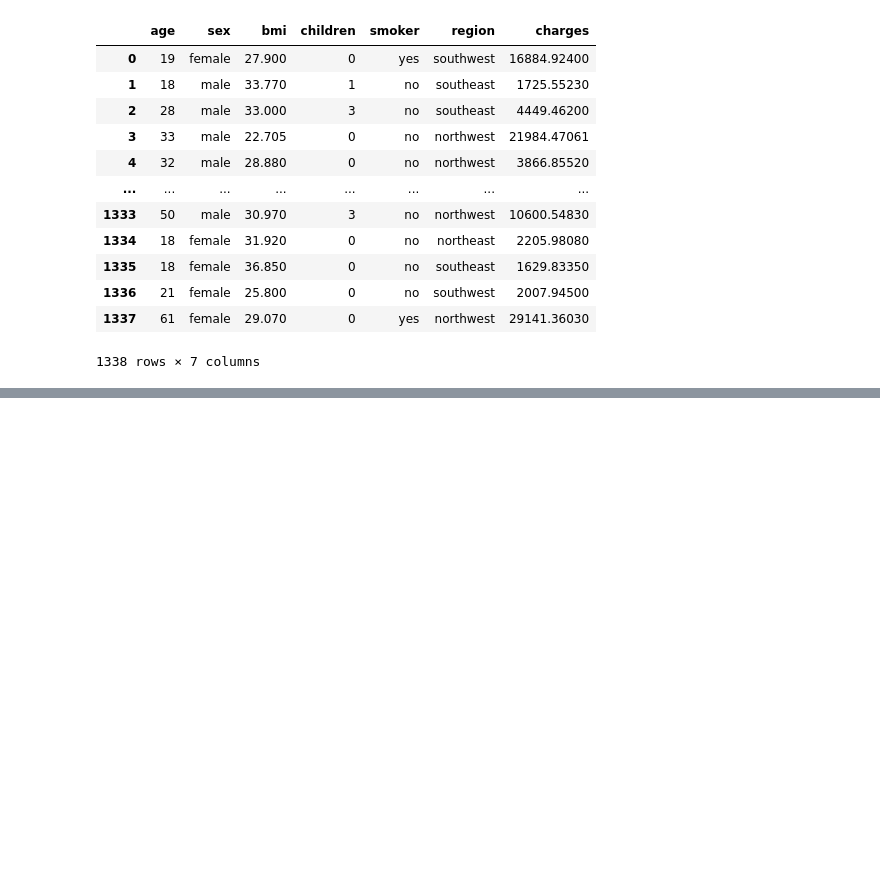
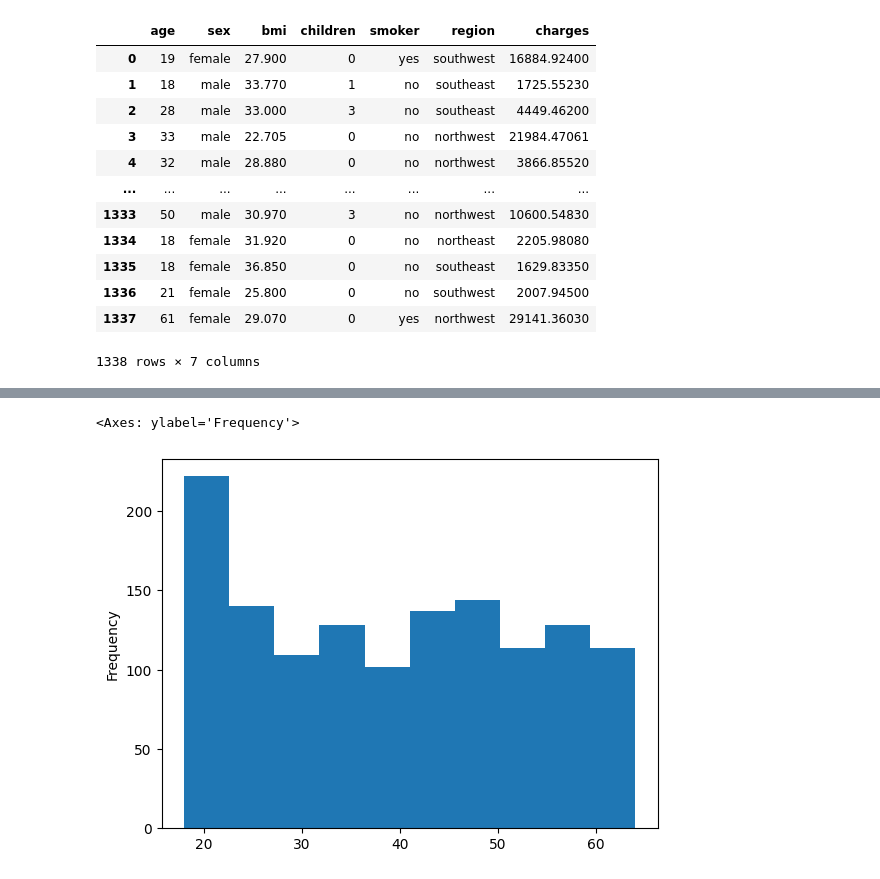
Before and after one commit to ntshtn/Tensorflow_Deep_Learning, a Jupyter notebook: 01_neural_network_regression_with_tensorflow.ipynb, the cells around one changed output, grey strips where cells are left out. Cells and saved outputs as stored; diff of their text form; code cells hidden in the pictures; blank space fills up the shorter version.

```diff
--- a/01_neural_network_regression_with_tensorflow.ipynb
+++ b/01_neural_network_regression_with_tensorflow.ipynb
@@ -837,0 +1007,5 @@ insurance_one_hot.head()
+# %%
+X["age"].plot(kind="hist")
+# %% [output]
+<Axes: ylabel='Frequency'>
+[figure, added]
```
Also changed, not shown: parts of 51 cells of this notebook.
